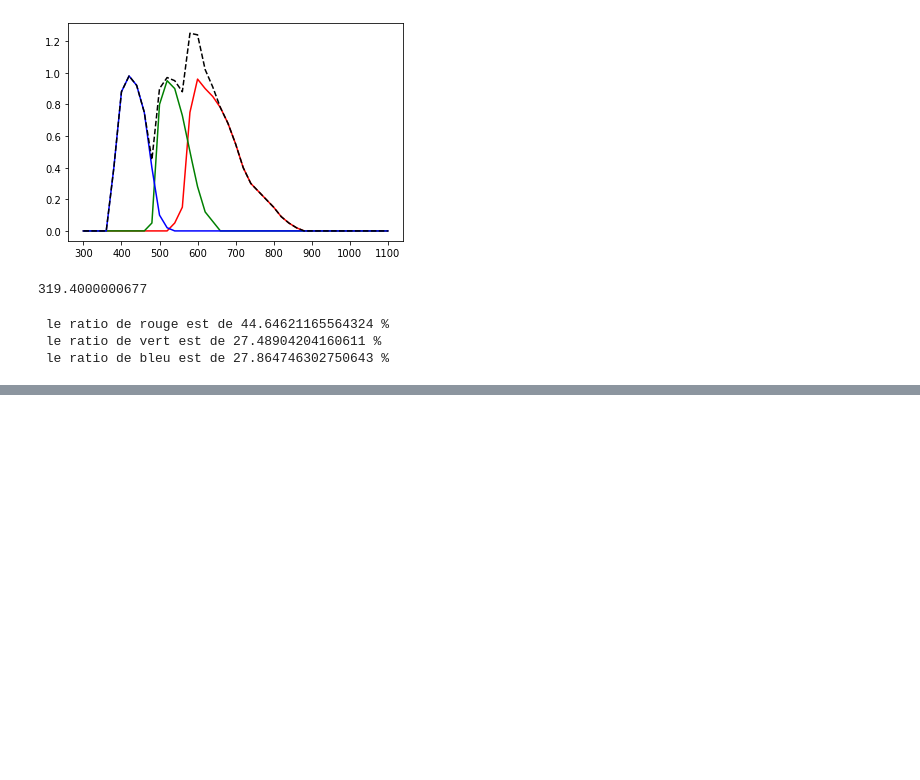
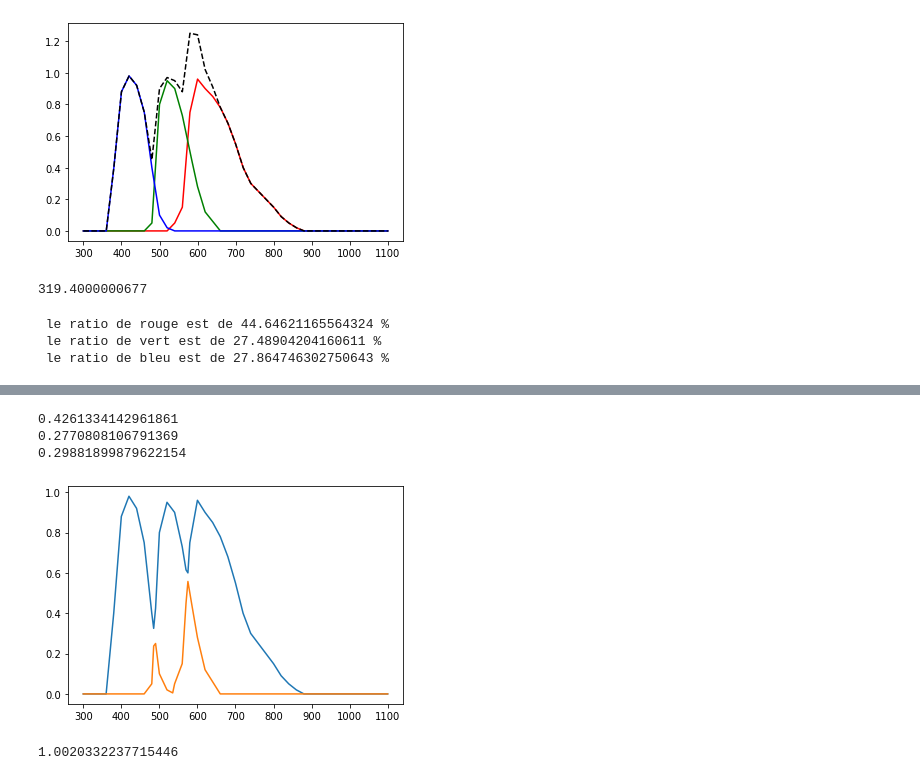
Before and after one commit to sirius59/astro_obs, a Jupyter notebook: main.ipynb, the cells around one changed output, grey strips where cells are left out. Drawn from its saved outputs; the diff is of its cells as text; code cells hidden in the pictures; blank space fills up the shorter version.

```diff
--- a/main.ipynb
+++ b/main.ipynb
@@ -52,0 +98,20 @@ print(f' le ratio de rouge est de {ratio_R*100} %\n le ratio de vert est de {rat
+# %%
+courbe_top=[]
+courbe_bot=[]
+for k in range(len(wavelength)):
+  courbe_top.append(max(V[k],B[k],R[k]))
+  courbe_bot.append(min(V[k],B[k]) or min(R[k],V[k]))
+plt.plot(wavelength,courbe_top)
+plt.plot(wavelength,courbe_bot)
+print(real_R_flux/np.trapz(courbe_top,x=wavelength))
+print(real_V_flux/np.trapz(courbe_top,x=wavelength))
+print(real_B_flux/np.trapz(courbe_top,x=wavelength))
+# %% [output]
+0.4261334142961861
+0.2770808106791369
+0.29881899879622154
+[figure, added]
+# %%
+print((real_B_flux+real_R_flux+real_V_flux)/np.trapz(courbe_top,x=wavelength))
+# %% [output]
+1.0020332237715446
```
Also changed, not shown: parts of 4 cells of this notebook.
